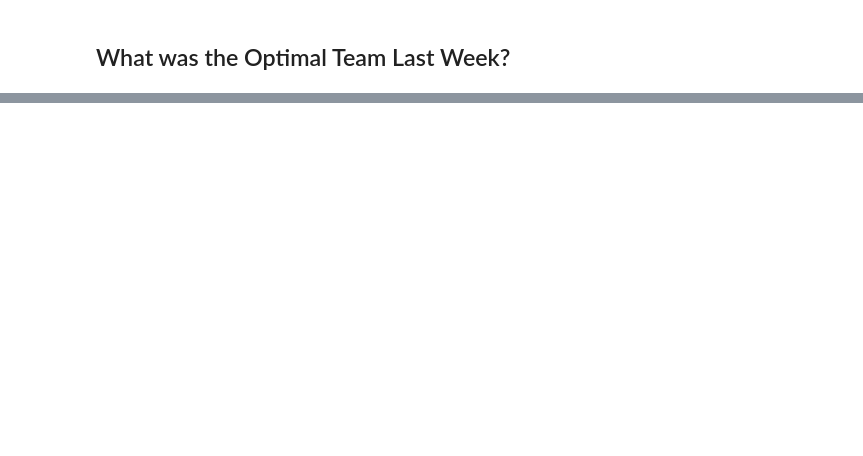
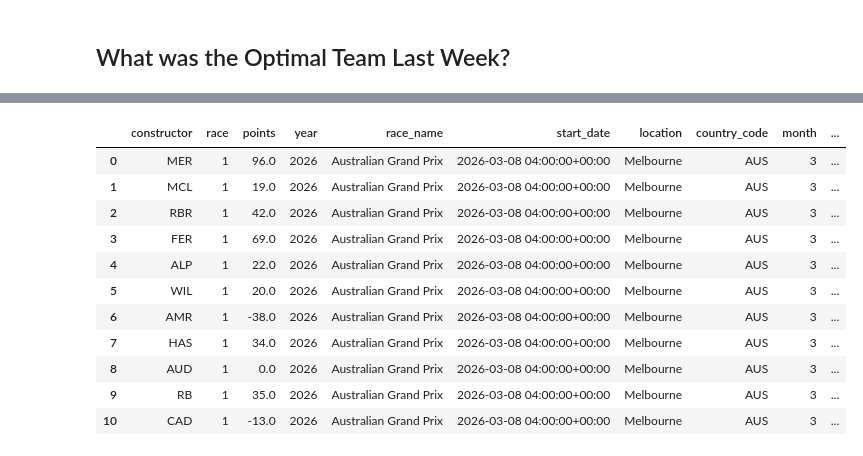
Before and after one commit to jguptil1/F1Fantasy, a Jupyter notebook: notebooks/evaluation/postRaceEvaluation.ipynb, the cells around one changed output, grey strips where cells are left out. Drawn from its saved outputs; the diff is of its cells as text; code cells hidden in the pictures; blank space fills up the shorter version.

```diff
--- a/notebooks/evaluation/postRaceEvaluation.ipynb
+++ b/notebooks/evaluation/postRaceEvaluation.ipynb
@@ -184,0 +237,3 @@ last_week_con_race_results.head()
+# %%
+#constructor merges
+last_week_constructors = last_week_constructors.merge(last_week_constructor_pricing, on=["year", "race", "constructor"], how="left")
@@ -184,0 +246,15 @@ last_week_con_race_results.head()
+# %%
+last_week_constructors
+# %% [output]
+|  | constructor | race | points | year | race_name | start_date | location | country_code | month | ... |
+| 0 | MER | 1 | 96.0 | 2026 | Australian Grand Prix | 2026-03-08 04:00:00+00:00 | Melbourne | AUS | 3 | ... |
+| 1 | MCL | 1 | 19.0 | 2026 | Australian Grand Prix | 2026-03-08 04:00:00+00:00 | Melbourne | AUS | 3 | ... |
+| 2 | RBR | 1 | 42.0 | 2026 | Australian Grand Prix | 2026-03-08 04:00:00+00:00 | Melbourne | AUS | 3 | ... |
+| 3 | FER | 1 | 69.0 | 2026 | Australian Grand Prix | 2026-03-08 04:00:00+00:00 | Melbourne | AUS | 3 | ... |
+| 4 | ALP | 1 | 22.0 | 2026 | Australian Grand Prix | 2026-03-08 04:00:00+00:00 | Melbourne | AUS | 3 | ... |
+| 5 | WIL | 1 | 20.0 | 2026 | Australian Grand Prix | 2026-03-08 04:00:00+00:00 | Melbourne | AUS | 3 | ... |
+| 6 | AMR | 1 | -38.0 | 2026 | Australian Grand Prix | 2026-03-08 04:00:00+00:00 | Melbourne | AUS | 3 | ... |
+| 7 | HAS | 1 | 34.0 | 2026 | Australian Grand Prix | 2026-03-08 04:00:00+00:00 | Melbourne | AUS | 3 | ... |
+| 8 | AUD | 1 | 0.0 | 2026 | Australian Grand Prix | 2026-03-08 04:00:00+00:00 | Melbourne | AUS | 3 | ... |
+| 9 | RB | 1 | 35.0 | 2026 | Australian Grand Prix | 2026-03-08 04:00:00+00:00 | Melbourne | AUS | 3 | ... |
+| 10 | CAD | 1 | -13.0 | 2026 | Australian Grand Prix | 2026-03-08 04:00:00+00:00 | Melbourne | AUS | 3 | ... |
```
Also changed, not shown: parts of 33 cells of this notebook, 4 other files.
